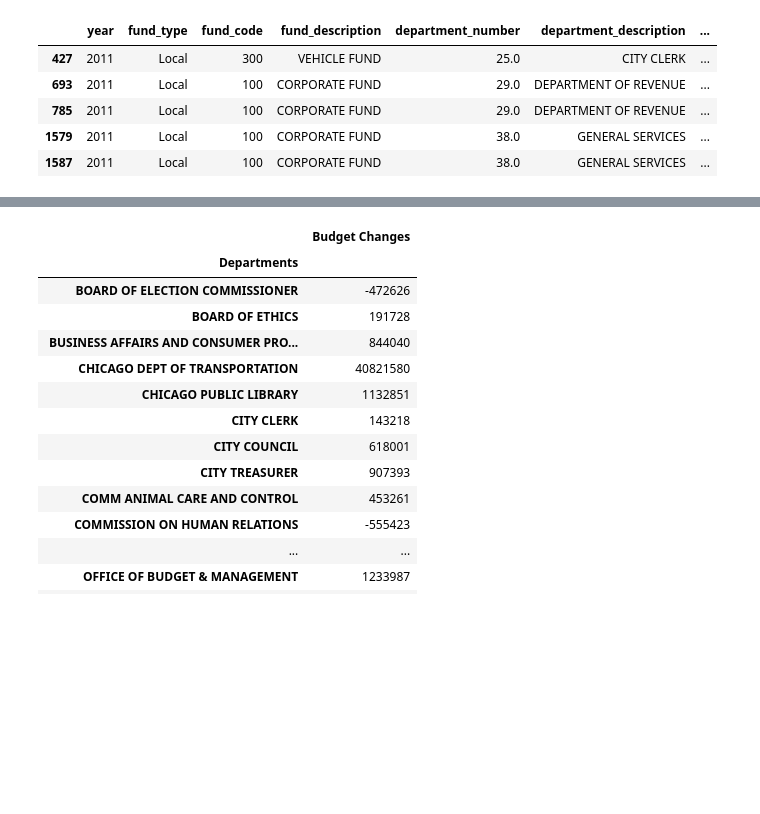
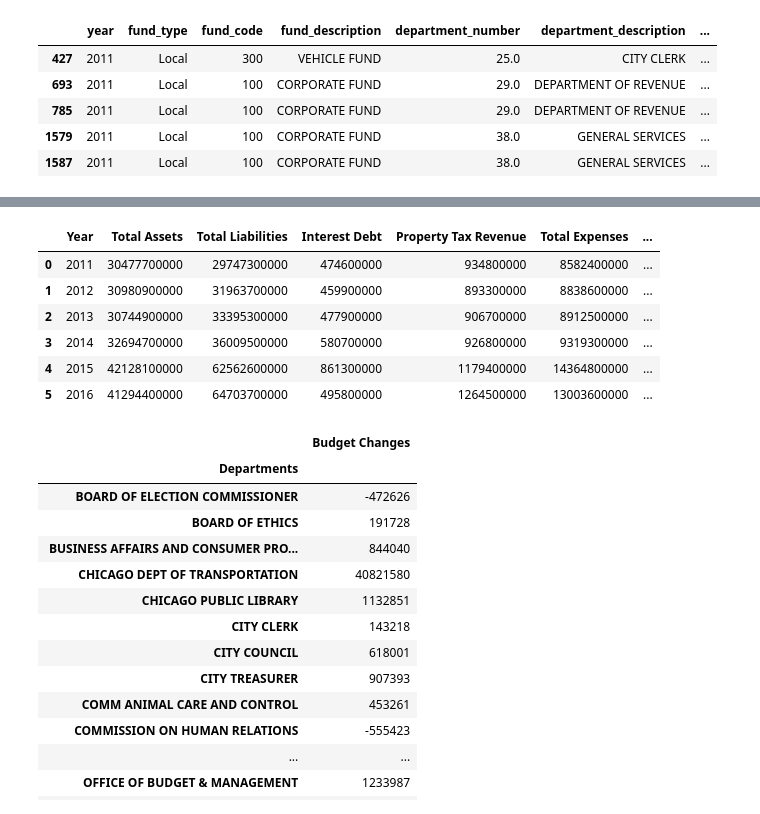
Before and after one commit to Tintin577/chicago_financials, a Jupyter notebook: Project_1_csv.ipynb, the cells around one changed output, grey strips where cells are left out. Cells and saved outputs as stored; diff of their text form; code cells hidden in the pictures; blank space fills up the shorter version.

```diff
--- a/Project_1_csv.ipynb
+++ b/Project_1_csv.ipynb
@@ -158,3 +167,13 @@ total_budgets
+# %%
+yearly_financials
+# %% [output]
+|  | Year | Total Assets | Total Liabilities | Interest Debt | Property Tax Revenue | Total Expenses | ... |
+| 0 | 2011 | 30477700000 | 29747300000 | 474600000 | 934800000 | 8582400000 | ... |
+| 1 | 2012 | 30980900000 | 31963700000 | 459900000 | 893300000 | 8838600000 | ... |
+| 2 | 2013 | 30744900000 | 33395300000 | 477900000 | 906700000 | 8912500000 | ... |
+| 3 | 2014 | 32694700000 | 36009500000 | 580700000 | 926800000 | 9319300000 | ... |
+| 4 | 2015 | 42128100000 | 62562600000 | 861300000 | 1179400000 | 14364800000 | ... |
+| 5 | 2016 | 41294400000 | 64703700000 | 495800000 | 1264500000 | 13003600000 | ... |
 # %%
 budget_changes = []
 
```
Also changed, not shown: parts of 3 cells of this notebook.
